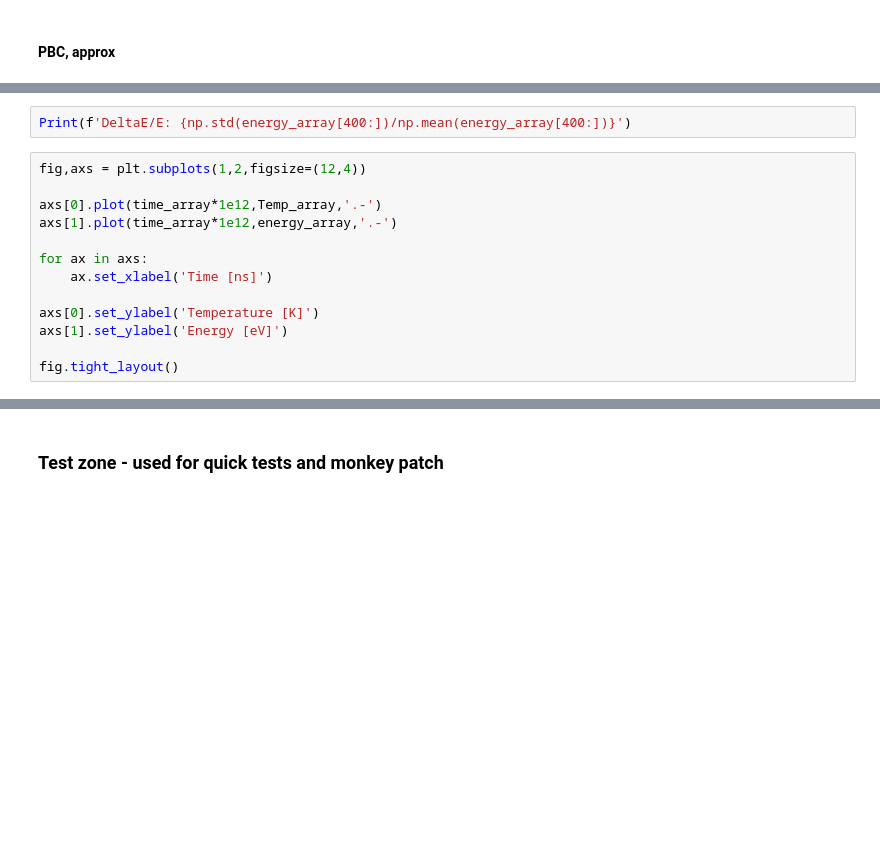
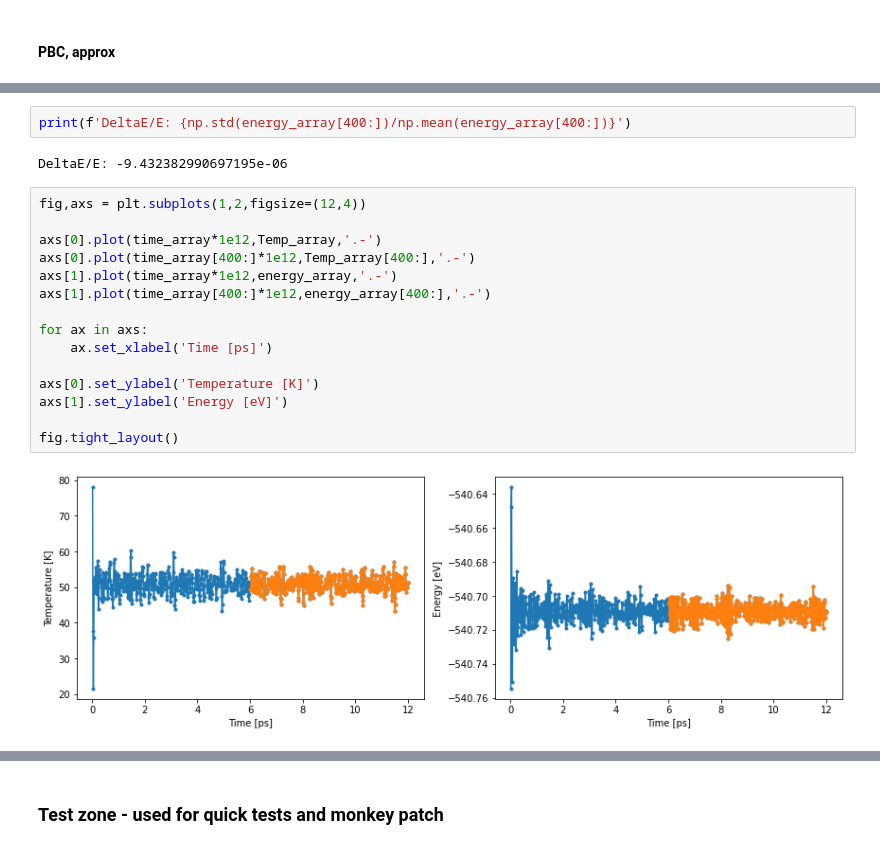
Before and after one commit to demetriomagatti/molecular_dynamics, a Jupyter notebook: molecular_dynamics.ipynb, the cells around one changed output, grey strips where cells are left out. Saved outputs shown, nothing was run; the diff lists cells and outputs as text; blank space fills up the shorter version.

```diff
--- a/molecular_dynamics.ipynb
+++ b/molecular_dynamics.ipynb
@@ -227,18 +238,24 @@ time_array,all_x,all_y,all_z,Temp_array,energy_array = results
 # %%
-Print(f'DeltaE/E: {np.std(energy_array[400:])/np.mean(energy_array[400:])}')
+print(f'DeltaE/E: {np.std(energy_array[400:])/np.mean(energy_array[400:])}')
+# %% [output]
+DeltaE/E: -9.432382990697195e-06
 # %%
 fig,axs = plt.subplots(1,2,figsize=(12,4))
 
 axs[0].plot(time_array*1e12,Temp_array,'.-')
+axs[0].plot(time_array[400:]*1e12,Temp_array[400:],'.-')
 axs[1].plot(time_array*1e12,energy_array,'.-')
+axs[1].plot(time_array[400:]*1e12,energy_array[400:],'.-')
 
 for ax in axs:
-    ax.set_xlabel('Time [ns]')
+    ax.set_xlabel('Time [ps]')
 
 axs[0].set_ylabel('Temperature [K]')
 axs[1].set_ylabel('Energy [eV]')
 
 fig.tight_layout()
+# %% [output]
+[figure, added]
 # %%
 fig,axs = plt.subplots(1,3,sharey=True,figsize=(12,4))
 
```
Also changed, not shown: parts of 10 cells of this notebook.
